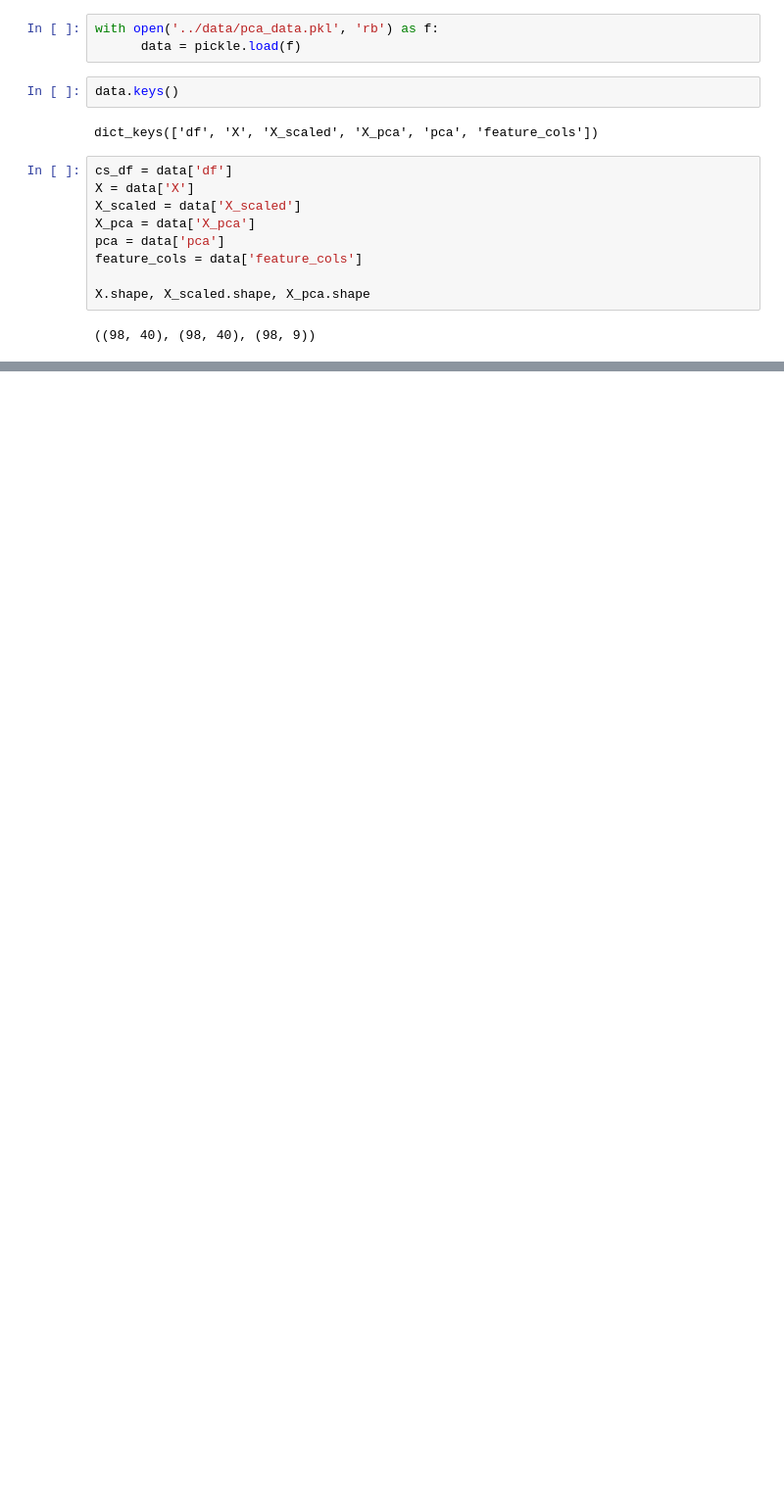
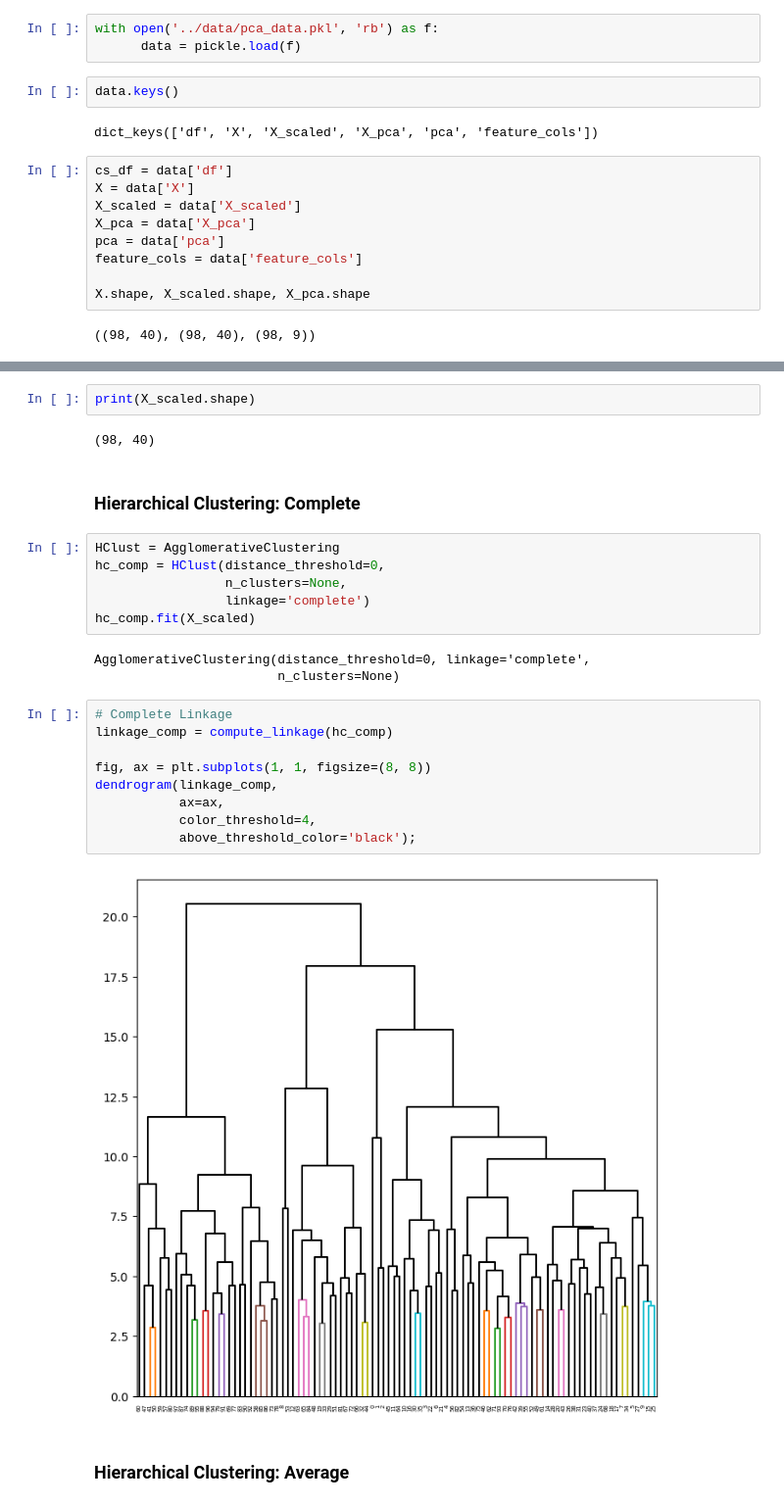
Before and after one commit to dantngn98/hltv_players_unsupervised_learning, a Jupyter notebook: notebooks/Hierarchical_clustering.ipynb, the cells around one changed output, grey strips where cells are left out. Shown at 98% size. Drawn from its saved outputs; the diff is of its cells as text; blank space fills up the shorter version.

Commit message:
Update comment in eda and add hierarchical clustering linkage/dendrograms and evaluation

```diff
--- a/notebooks/Hierarchical_clustering.ipynb
+++ b/notebooks/Hierarchical_clustering.ipynb
@@ -43,0 +39,28 @@ shape: (5, 47)
+# %%
+print(X_scaled.shape)
+# %% [output]
+(98, 40)
+# %% [markdown]
+### Hierarchical Clustering: Complete
+# %%
+HClust = AgglomerativeClustering
+hc_comp = HClust(distance_threshold=0,
+                 n_clusters=None,
+                 linkage='complete')
+hc_comp.fit(X_scaled)
+# %% [output]
+AgglomerativeClustering(distance_threshold=0, linkage='complete',
+                        n_clusters=None)
+# %%
+# Complete Linkage
+linkage_comp = compute_linkage(hc_comp)
+
+fig, ax = plt.subplots(1, 1, figsize=(8, 8))
+dendrogram(linkage_comp,
+           ax=ax,
+           color_threshold=4,
+           above_threshold_color='black');
+# %% [output]
+[figure, added]
+# %% [markdown]
+### Hierarchical Clustering: Average
```
Also changed, not shown: parts of 16 cells of this notebook, 1 other file.
